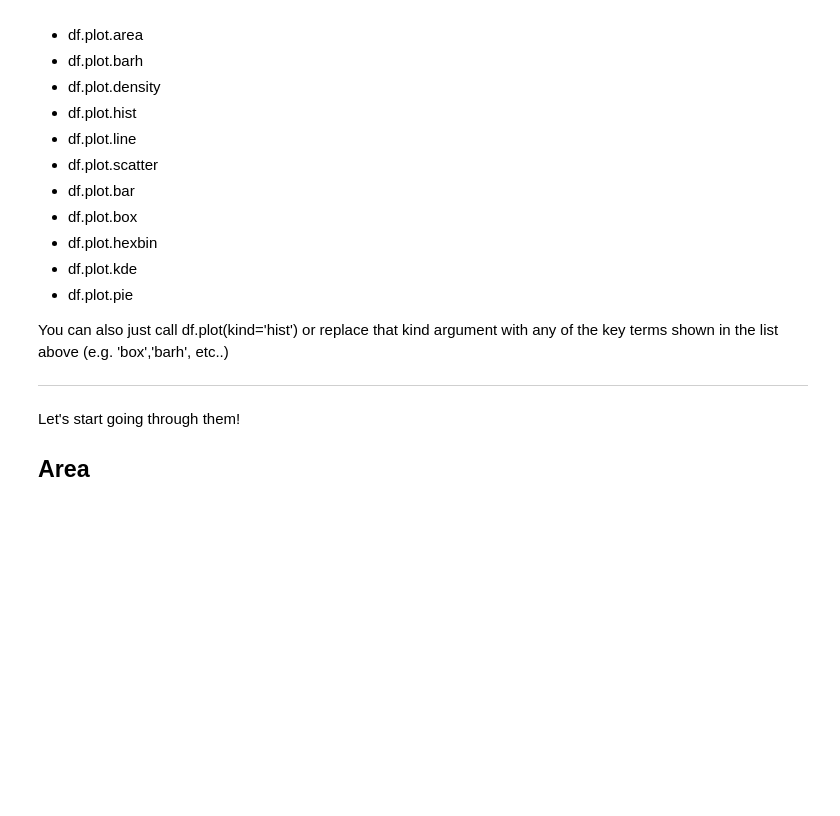
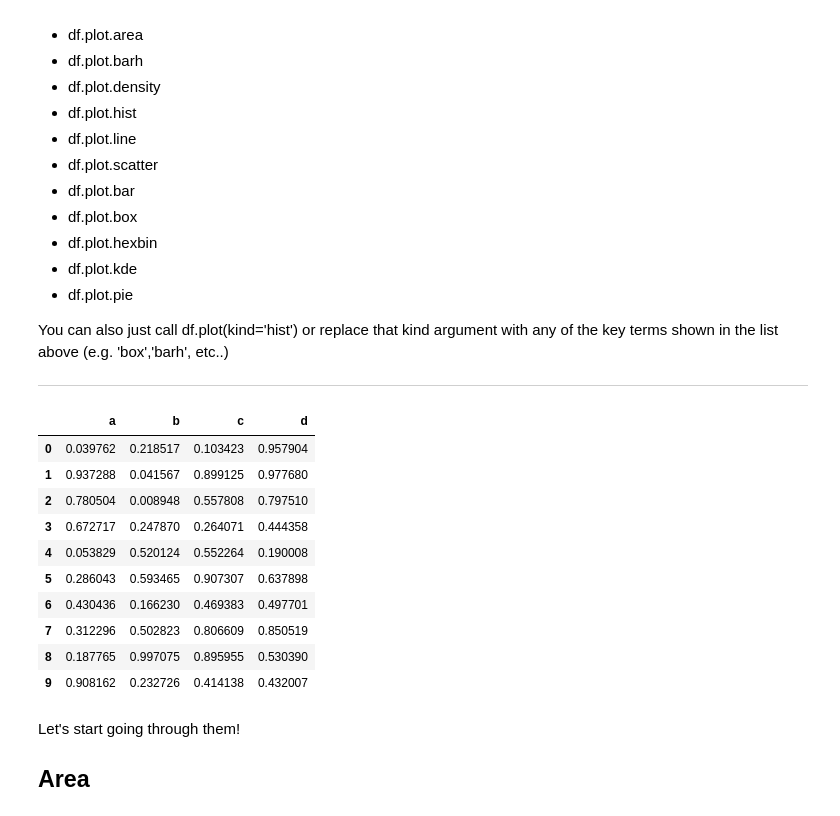
Before and after one commit to kwarodom/sidtechtalent, a Jupyter notebook: ML-Week2/Lecture5 python data visualization/Pandas Built-in Data Viz/Pandas Built-in Data Visualization.ipynb, the cells around one changed output. Saved outputs shown, nothing was run; the diff lists cells and outputs as text; code cells hidden in the pictures; blank space fills up the shorter version.

```diff
--- a/ML-Week2/Lecture5 python data visualization/Pandas Built-in Data Viz/Pandas Built-in Data Visualization.ipynb
+++ b/ML-Week2/Lecture5 python data visualization/Pandas Built-in Data Viz/Pandas Built-in Data Visualization.ipynb
@@ -81,6 +116,20 @@ There are several plot types built-in to pandas, most of them statistical plots
 
 You can also just call df.plot(kind='hist') or replace that kind argument with any of the key terms shown in the list above (e.g. 'box','barh', etc..)
 ___
+# %%
+df2
+# %% [output]
+|  | a | b | c | d |
+| 0 | 0.039762 | 0.218517 | 0.103423 | 0.957904 |
+| 1 | 0.937288 | 0.041567 | 0.899125 | 0.977680 |
+| 2 | 0.780504 | 0.008948 | 0.557808 | 0.797510 |
+| 3 | 0.672717 | 0.247870 | 0.264071 | 0.444358 |
+| 4 | 0.053829 | 0.520124 | 0.552264 | 0.190008 |
+| 5 | 0.286043 | 0.593465 | 0.907307 | 0.637898 |
+| 6 | 0.430436 | 0.166230 | 0.469383 | 0.497701 |
+| 7 | 0.312296 | 0.502823 | 0.806609 | 0.850519 |
+| 8 | 0.187765 | 0.997075 | 0.895955 | 0.530390 |
+| 9 | 0.908162 | 0.232726 | 0.414138 | 0.432007 |
 # %% [markdown]
 Let's start going through them!
 
```
Also changed, not shown: parts of 4 cells of this notebook, 3 other files.
